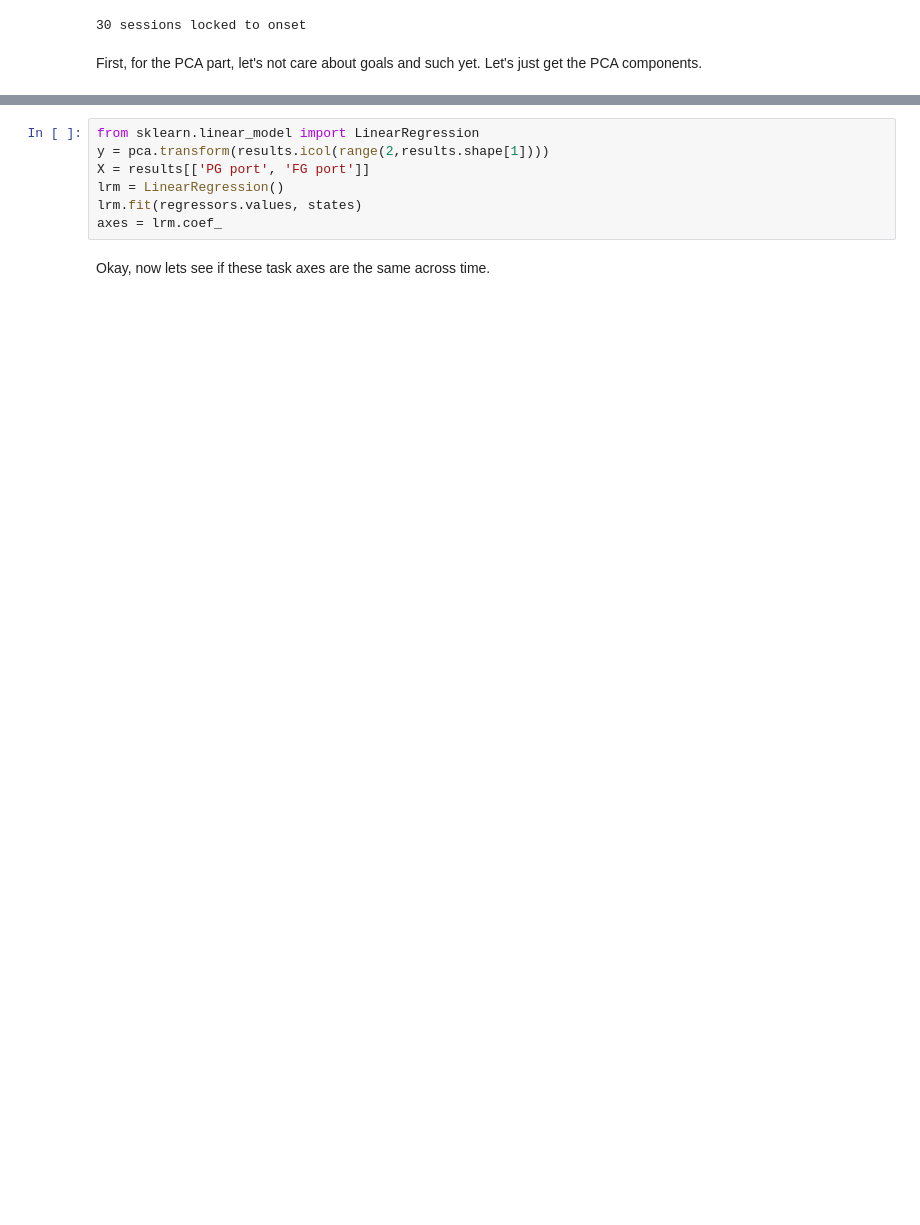
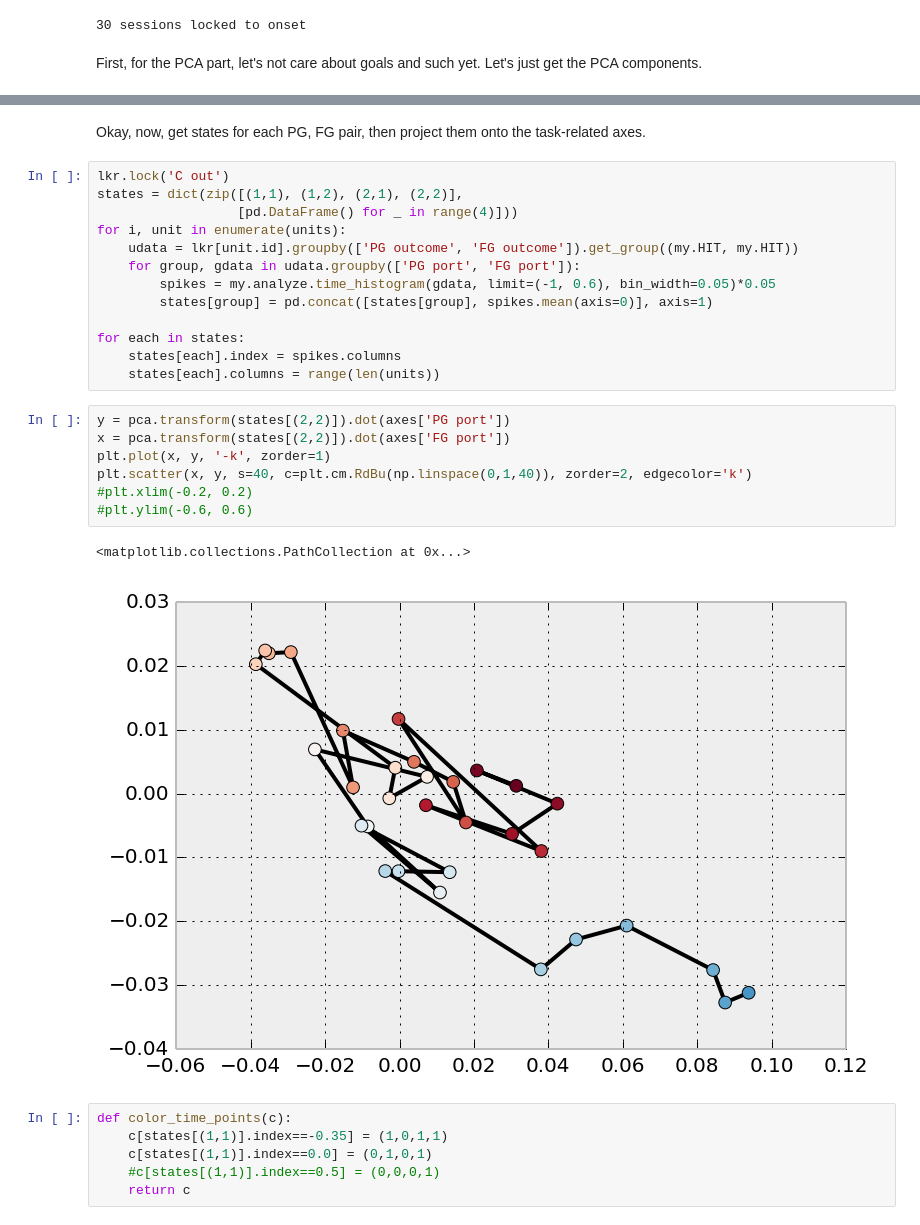
Before and after one commit to mcleonard/wm_paper, a Jupyter notebook: State space trajectories.ipynb, the cells around one changed output, grey strips where cells are left out. Cells and saved outputs as stored; diff of their text form; blank space fills up the shorter version.

```diff
--- a/State space trajectories.ipynb
+++ b/State space trajectories.ipynb
@@ -80,9 +88,31 @@ for i, each in enumerate(units):
-# %%
-from sklearn.linear_model import LinearRegression
-y = pca.transform(results.icol(range(2,results.shape[1])))
-X = results[['PG port', 'FG port']]
-lrm = LinearRegression()
-lrm.fit(regressors.values, states)
-axes = lrm.coef_
-# %% [markdown]
-Okay, now lets see if these task axes are the same across time.
+# %% [markdown]
+Okay, now, get states for each PG, FG pair, then project them onto the task-related axes.
+# %%
+lkr.lock('C out')
+states = dict(zip([(1,1), (1,2), (2,1), (2,2)],
+                  [pd.DataFrame() for _ in range(4)]))
+for i, unit in enumerate(units):
+    udata = lkr[unit.id].groupby(['PG outcome', 'FG outcome']).get_group((my.HIT, my.HIT))
+    for group, gdata in udata.groupby(['PG port', 'FG port']):
+        spikes = my.analyze.time_histogram(gdata, limit=(-1, 0.6), bin_width=0.05)*0.05
+        states[group] = pd.concat([states[group], spikes.mean(axis=0)], axis=1)
+
+for each in states:
+    states[each].index = spikes.columns
+    states[each].columns = range(len(units))
+# %%
+y = pca.transform(states[(2,2)]).dot(axes['PG port'])
+x = pca.transform(states[(2,2)]).dot(axes['FG port'])
+plt.plot(x, y, '-k', zorder=1)
+plt.scatter(x, y, s=40, c=plt.cm.RdBu(np.linspace(0,1,40)), zorder=2, edgecolor='k')
+#plt.xlim(-0.2, 0.2)
+#plt.ylim(-0.6, 0.6)
+# %% [output]
+<matplotlib.collections.PathCollection at 0x...>
+[figure, added]
+# %%
+def color_time_points(c):
+    c[states[(1,1)].index==-0.35] = (1,0,1,1)
+    c[states[(1,1)].index==0.0] = (0,1,0,1)
+    #c[states[(1,1)].index==0.5] = (0,0,0,1)
+    return c
```
Also changed, not shown: parts of 12 cells of this notebook.
